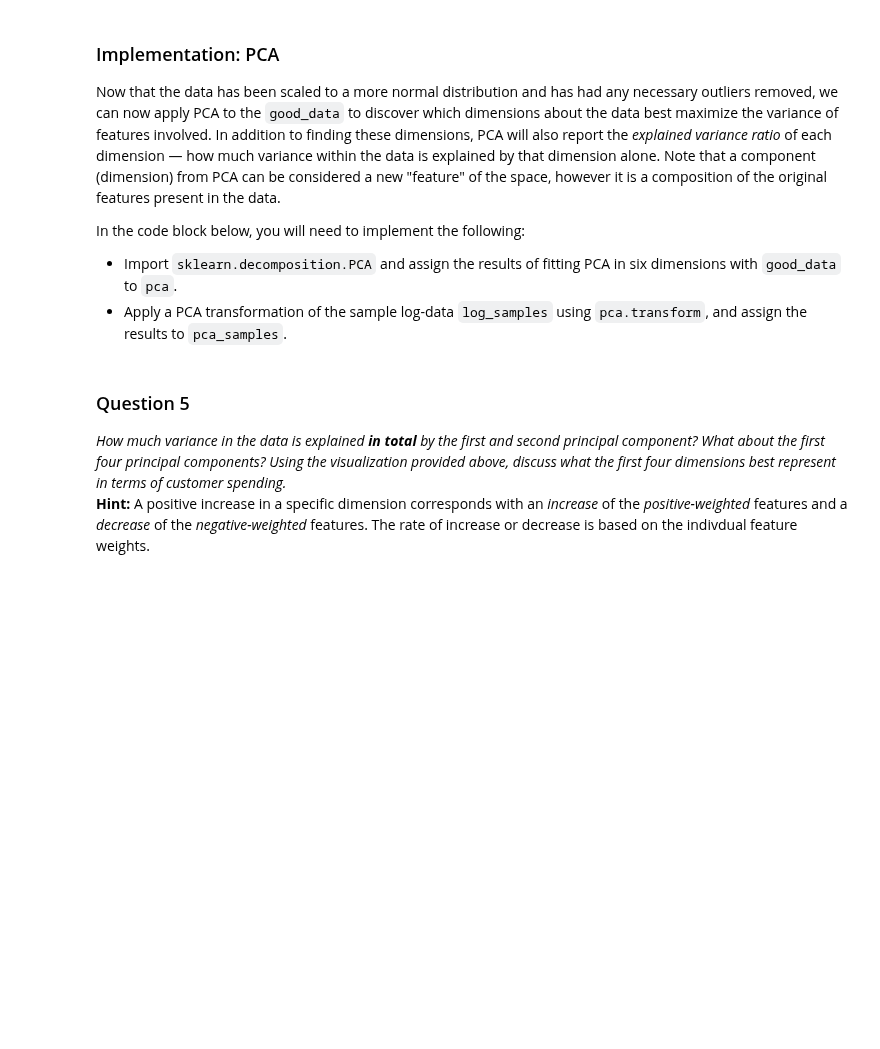
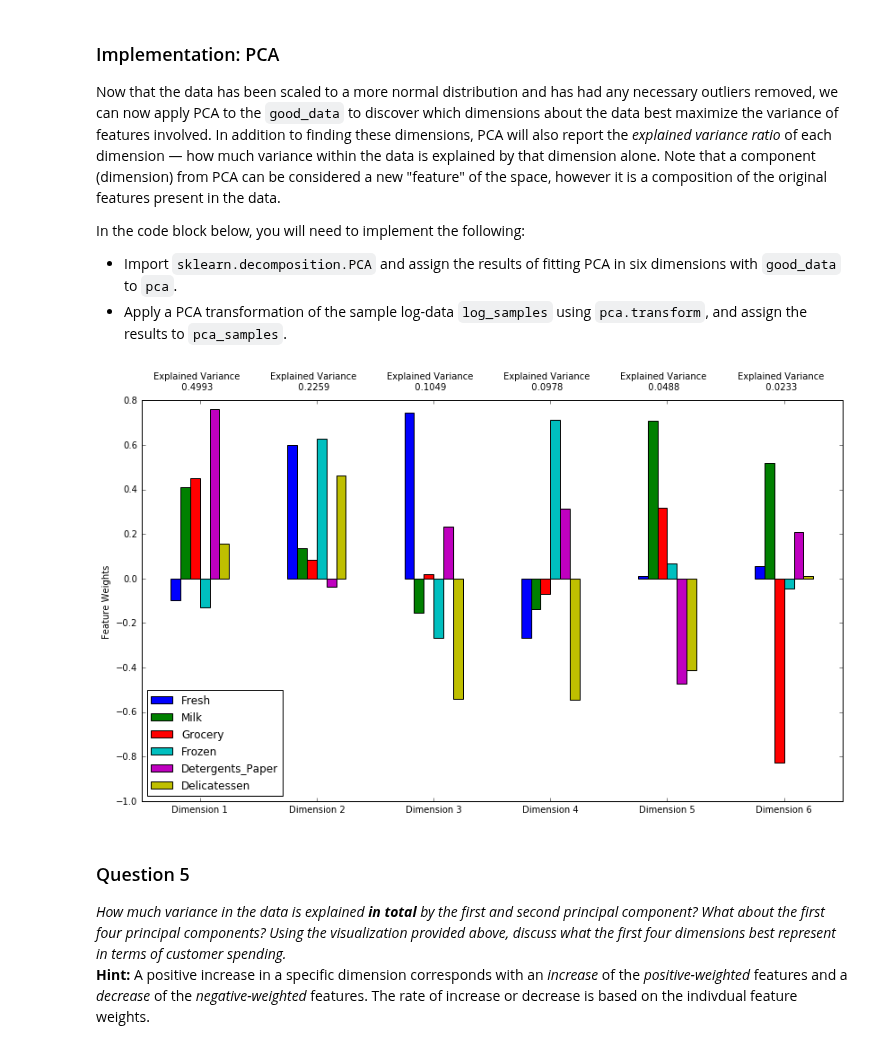
Before and after one commit to darkdreamingdan/mlnd-customer-segments, a Jupyter notebook: customer_segments.ipynb, the cells around one changed output. Drawn from its saved outputs; the diff is of its cells as text; code cells hidden in the pictures; blank space fills up the shorter version.

```diff
--- a/customer_segments.ipynb
+++ b/customer_segments.ipynb
@@ -191,8 +191,8 @@ In the code block below, you will need to implement the following:
 **NOTE:** If you choose to remove any outliers, ensure that the sample data does not contain any of these points!
 Once you have performed this implementation, the dataset will be stored in the variable `good_data`.
 # %%
-# Dataframe of all outliers
-outliers = pd.DataFrame()
+# List of all outliers
+outliers = []
 
 # For each feature find the data points with extreme high or low values
 for feature in log_data.keys():
@@ -212,11 +212,12 @@ for feature in log_data.keys():
     feature_outliers = log_data[~((log_data[feature] >= Q1 - step) & (log_data[feature] <= Q3 + step))]
     display(feature_outliers)
 
-    outliers = pd.concat([outliers,feature_outliers])
+    outliers += feature_outliers.index.tolist()
 
 # Remove the outliers, if any were specified
-good_data = log_data.drop(log_data.index[outliers.index.values]).reset_index(drop = True)
-display(good_data)
+good_data = log_data.drop(log_data.index[outliers]).reset_index(drop = True)
+print "Number of outliers (inc duplicates): ", len(outliers)
+print "New dataset with removed outliers has {} samples with {} features each.".format(*good_data.shape)
 # %% [output]
 Outlier step: 2.53350786861
 Data points considered outliers for the feature 'Fresh':
@@ -319,14 +316,19 @@ In the code block below, you will need to implement the following:
  - Import `sklearn.decomposition.PCA` and assign the results of fitting PCA in six dimensions with `good_data` to `pca`.
  - Apply a PCA transformation of the sample log-data `log_samples` using `pca.transform`, and assign the results to `pca_samples`.
 # %%
-# TODO: Apply PCA by fitting the good data with the same number of dimensions as features
-pca = None
+from sklearn.decomposition import PCA
 
-# TODO: Transform the sample log-data using the PCA fit above
-pca_samples = None
+# Apply PCA by fitting the good data with the same number of dimensions as features
+pca = PCA(n_components=6) # random_state only available from 0.18.0 onwards
+pca.fit(good_data)
+
+# Transform the sample log-data using the PCA fit above
+pca_samples = pca.transform(log_samples)
 
 # Generate PCA results plot
 pca_results = vs.pca_results(good_data, pca)
+# %% [output]
+[figure, added]
 # %% [markdown]
 ### Question 5
 *How much variance in the data is explained* ***in total*** *by the first and second principal component? What about the first four principal components? Using the visualization provided above, discuss what the first four dimensions best represent in terms of customer spending.*
```
Also changed, not shown: parts of 9 cells of this notebook.
